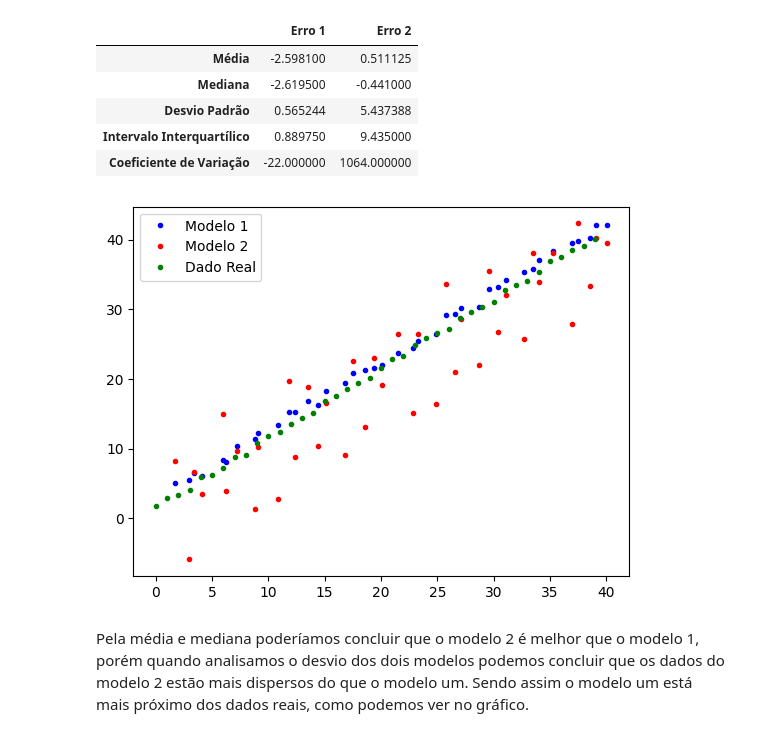
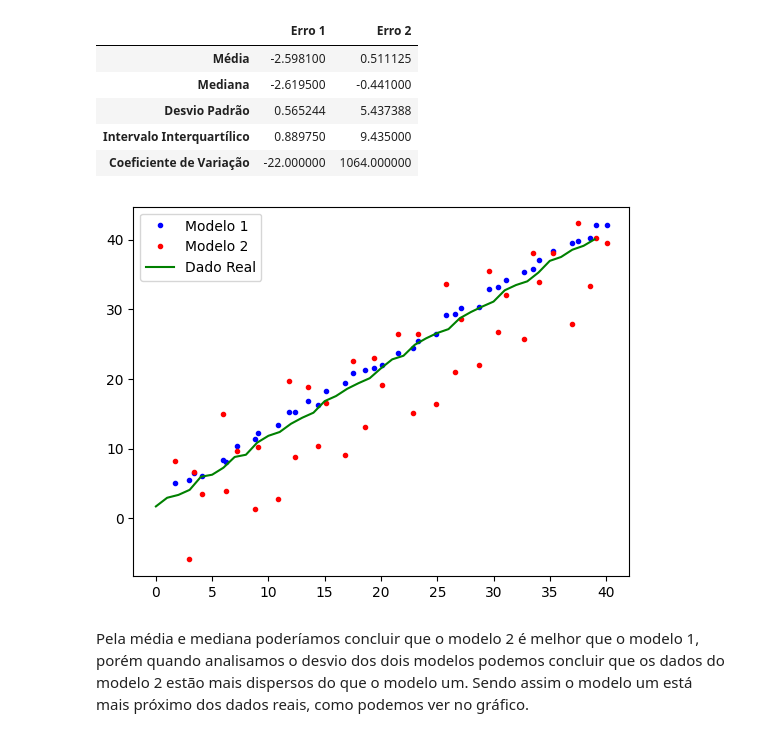
Before and after one commit to DS-Johnny/Estatistica_AnalisedeDados, a Jupyter notebook: ciclo_2/exercicios_ciclo_2.ipynb, the cells around one changed output. Saved outputs shown, nothing was run; the diff lists cells and outputs as text; code cells hidden in the pictures.

```diff
--- a/ciclo_2/exercicios_ciclo_2.ipynb
+++ b/ciclo_2/exercicios_ciclo_2.ipynb
@@ -34,11 +34,11 @@ df2
 # %%
 plt.plot(df['Dado Real'], df['Modelo 1'], '.b')
 plt.plot(df['Dado Real'], df['Modelo 2'], '.r')
-plt.plot(df['Dado Real'], '.g')
+plt.plot(df['Dado Real'], 'g')
 plt.legend(['Modelo 1', 'Modelo 2', 'Dado Real'])
 plt.show()
 # %% [output]
-[figure, old version]
+[figure, new version]
 # %% [markdown]
 Pela média e mediana poderíamos concluir que o modelo 2 é melhor que o modelo 1, porém quando analisamos o desvio dos dois modelos podemos concluir que os dados do modelo 2 estão mais dispersos do que o modelo um. Sendo assim o modelo um está mais próximo dos dados reais, como podemos ver no gráfico.
 # %% [markdown]
```
Also changed, not shown: 4 other files.
